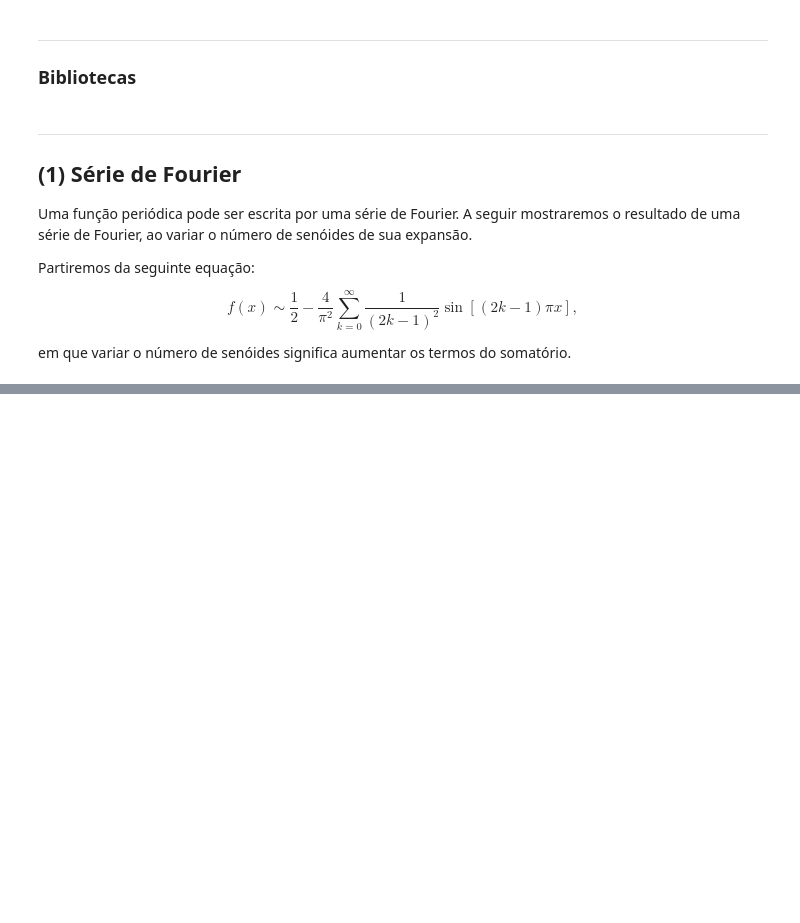
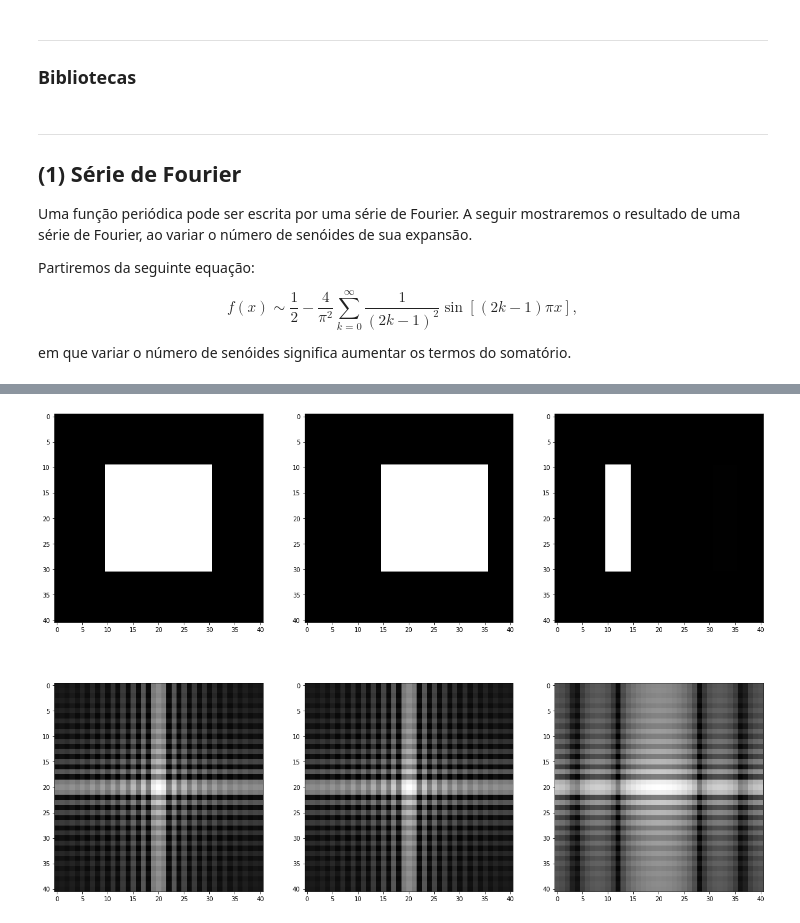
Before and after one commit to achiaver/computer_vision, a Jupyter notebook: trabalho_06/notebooks/trabalho_06.ipynb, the cells around one changed output, grey strips where cells are left out. Cells and saved outputs as stored; diff of their text form; code cells hidden in the pictures; blank space fills up the shorter version.

```diff
--- a/trabalho_06/notebooks/trabalho_06.ipynb
+++ b/trabalho_06/notebooks/trabalho_06.ipynb
@@ -139,0 +146,5 @@ plt.show()
+# %%
+square_01 = np.uint8([[(x >= 10) & (x <= 30) & (y >= 10) & (y <= 30) for y in range(41)] for x in range(41)])
+square_02 = np.uint8([[(x >= 10) & (x <= 30) & (y - 5 >= 10) & (y - 5 <= 30) for y in range(41)] for x in range(41)])
+
+square_diff = square_01 - square_02
@@ -139,0 +155,44 @@ plt.show()
+# %%
+fft_square_01 = np.fft.fft2(square_01)
+fftshift_square_01 = np.fft.fftshift(fft_square_01)
+
+fft_square_02 = np.fft.fft2(square_02)
+fftshift_square_02 = np.fft.fftshift(fft_square_02)
+
+fft_square_diff = np.fft.fft2(square_diff)
+fftshift_square_diff = np.fft.fftshift(fft_square_diff)
+# %%
+magspec_fftshift_square_01 = 20 * np.log(np.abs(fftshift_square_01))
+magspec_fftshift_square_02 = 20 * np.log(np.abs(fftshift_square_02))
+magspec_fftshift_diff = magspec_fftshift_square_01 - magspec_fftshift_square_02
+magspec_fftshift_square_diff = 20 * np.log(np.abs(fftshift_square_diff))
+# %%
+fig = plt.figure(figsize = (21, 15))
+
+grid = plt.GridSpec(2, 3, fig)
+
+ax0 = fig.add_subplot(grid[0, 0])
+ax1 = fig.add_subplot(grid[0, 1])
+ax2 = fig.add_subplot(grid[0, 2])
+
+ax3 = fig.add_subplot(grid[1, 0])
+ax4 = fig.add_subplot(grid[1, 1])
+ax5 = fig.add_subplot(grid[1, 2])
+
+ax0.imshow(square_01, cmap = 'gray')
+ax1.imshow(square_02, cmap = 'gray')
+ax2.imshow(square_diff, cmap = 'gray')
+
+ax3.imshow(magspec_fftshift_square_01, cmap = 'gray')
+ax4.imshow(magspec_fftshift_square_02, cmap = 'gray')
+ax5.imshow(magspec_fftshift_square_diff, cmap = 'gray')
+
+fig = plt.figure(figsize = (21, 15))
+
+grid = plt.GridSpec(2, 3, fig)
+
+ax0 = fig.add_subplot(grid[0, 0])
+ax1 = fig.add_subplot(grid[0, 1])
+ax2 = fig.add_subplot(grid[0, 2])plt.show()
+# %% [output]
+[figure, added]
```
Also changed, not shown: parts of 11 cells of this notebook.
